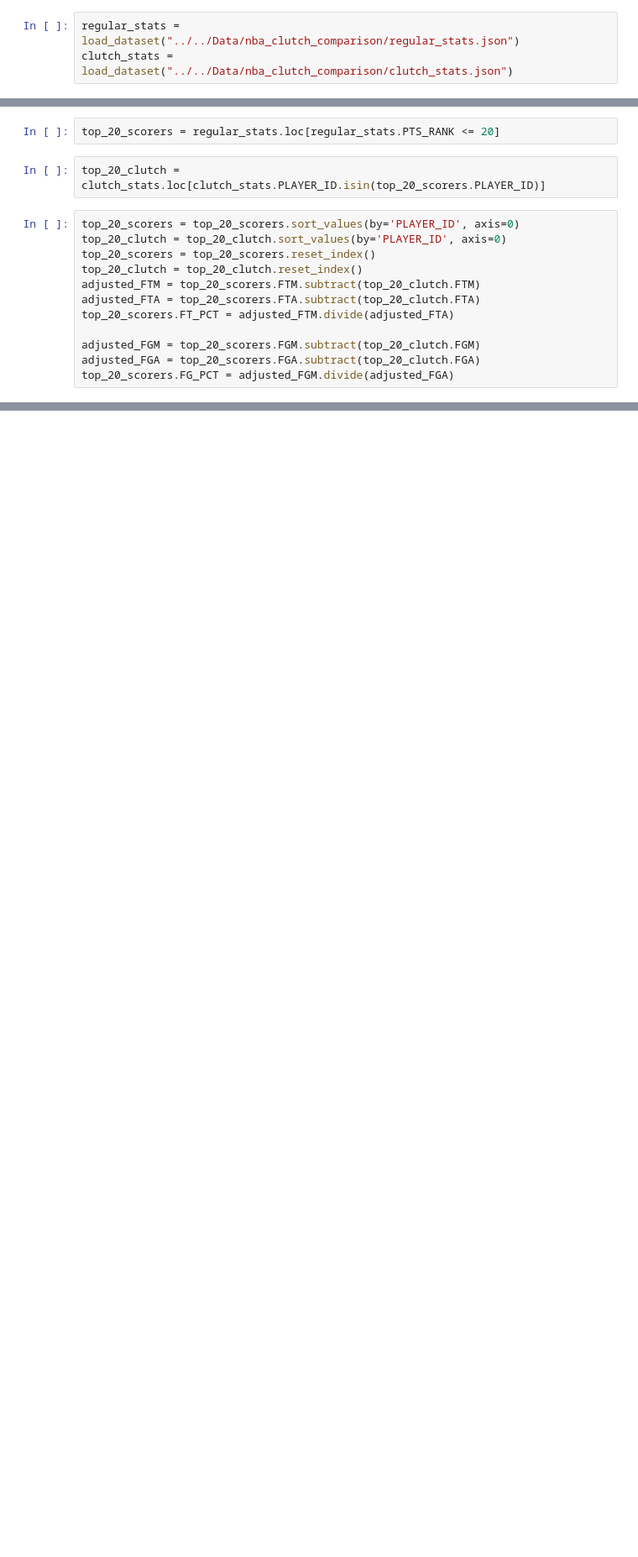
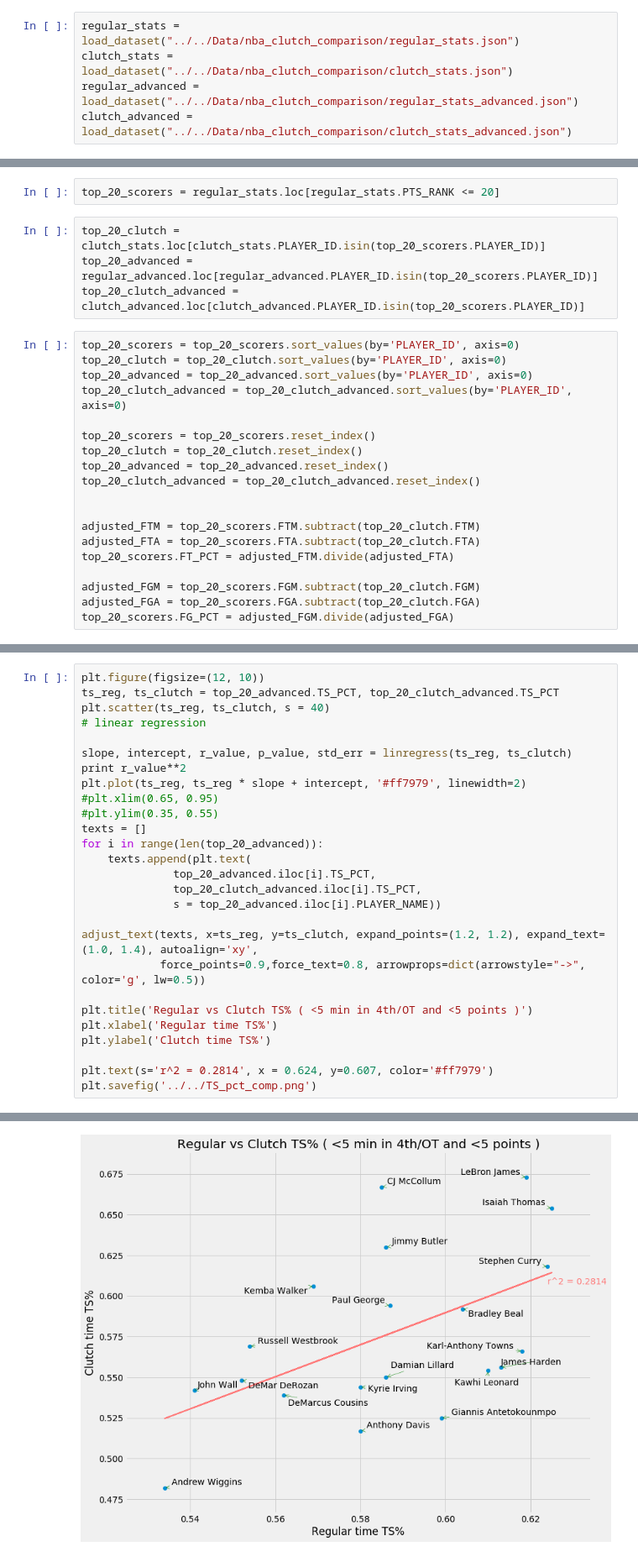
Before and after one commit to danchyy/Basketball_Analytics, a Jupyter notebook: Scripts/nba_clutch_stats/Nba clutch time and regular time shooting comparison.ipynb, the cells around one changed output, grey strips where cells are left out. Shown: that part at 84% size. Drawn from its saved outputs; the diff is of its cells as text; blank space fills up the shorter version.

Commit message:
Added plotting of TS% percentage in regular and clutch time

```diff
--- a/Scripts/nba_clutch_stats/Nba clutch time and regular time shooting comparison.ipynb
+++ b/Scripts/nba_clutch_stats/Nba clutch time and regular time shooting comparison.ipynb
@@ -24,6 +24,8 @@ def load_dataset(path):
 # %%
 regular_stats = load_dataset("../../Data/nba_clutch_comparison/regular_stats.json")
 clutch_stats = load_dataset("../../Data/nba_clutch_comparison/clutch_stats.json")
+regular_advanced = load_dataset("../../Data/nba_clutch_comparison/regular_stats_advanced.json")
+clutch_advanced = load_dataset("../../Data/nba_clutch_comparison/clutch_stats_advanced.json")
 # %%
 regular_stats.columns
 # %% [output]
@@ -43,11 +45,20 @@ Index([u'PLAYER_ID', u'PLAYER_NAME', u'TEAM_ID', u'TEAM_ABBREVIATION', u'AGE',
 top_20_scorers = regular_stats.loc[regular_stats.PTS_RANK <= 20]
 # %%
 top_20_clutch = clutch_stats.loc[clutch_stats.PLAYER_ID.isin(top_20_scorers.PLAYER_ID)]
+top_20_advanced = regular_advanced.loc[regular_advanced.PLAYER_ID.isin(top_20_scorers.PLAYER_ID)]
+top_20_clutch_advanced = clutch_advanced.loc[clutch_advanced.PLAYER_ID.isin(top_20_scorers.PLAYER_ID)]
 # %%
 top_20_scorers = top_20_scorers.sort_values(by='PLAYER_ID', axis=0)
 top_20_clutch = top_20_clutch.sort_values(by='PLAYER_ID', axis=0)
+top_20_advanced = top_20_advanced.sort_values(by='PLAYER_ID', axis=0)
+top_20_clutch_advanced = top_20_clutch_advanced.sort_values(by='PLAYER_ID', axis=0)
+
 top_20_scorers = top_20_scorers.reset_index()
 top_20_clutch = top_20_clutch.reset_index()
+top_20_advanced = top_20_advanced.reset_index()
+top_20_clutch_advanced = top_20_clutch_advanced.reset_index()
+
+
 adjusted_FTM = top_20_scorers.FTM.subtract(top_20_clutch.FTM)
 adjusted_FTA = top_20_scorers.FTA.subtract(top_20_clutch.FTA)
 top_20_scorers.FT_PCT = adjusted_FTM.divide(adjusted_FTA)
@@ -136,0 +128,28 @@ Name: FG3A, dtype: int64
+# %%
+plt.figure(figsize=(12, 10))
+ts_reg, ts_clutch = top_20_advanced.TS_PCT, top_20_clutch_advanced.TS_PCT
+plt.scatter(ts_reg, ts_clutch, s = 40)
+# linear regression
+
+slope, intercept, r_value, p_value, std_err = linregress(ts_reg, ts_clutch)
+print r_value**2
+plt.plot(ts_reg, ts_reg * slope + intercept, '#ff7979', linewidth=2)
+#plt.xlim(0.65, 0.95)
+#plt.ylim(0.35, 0.55)
+texts = []
+for i in range(len(top_20_advanced)):
+    texts.append(plt.text(
+              top_20_advanced.iloc[i].TS_PCT,
+              top_20_clutch_advanced.iloc[i].TS_PCT,
+              s = top_20_advanced.iloc[i].PLAYER_NAME))
+
+adjust_text(texts, x=ts_reg, y=ts_clutch, expand_points=(1.2, 1.2), expand_text=(1.0, 1.4), autoalign='xy',
+            force_points=0.9,force_text=0.8, arrowprops=dict(arrowstyle="->", color='g', lw=0.5))
+
+plt.title('Regular vs Clutch TS% ( <5 min in 4th/OT and <5 points )')
+plt.xlabel('Regular time TS%')
+plt.ylabel('Clutch time TS%')
+
+plt.text(s='r^2 = 0.2814', x = 0.624, y=0.607, color='#ff7979')
+plt.savefig('../../TS_pct_comp.png')
+# %% [output]
@@ -136,0 +157 @@ Name: FG3A, dtype: int64
+[figure, added]
```
Also changed, not shown: parts of 4 cells of this notebook.
